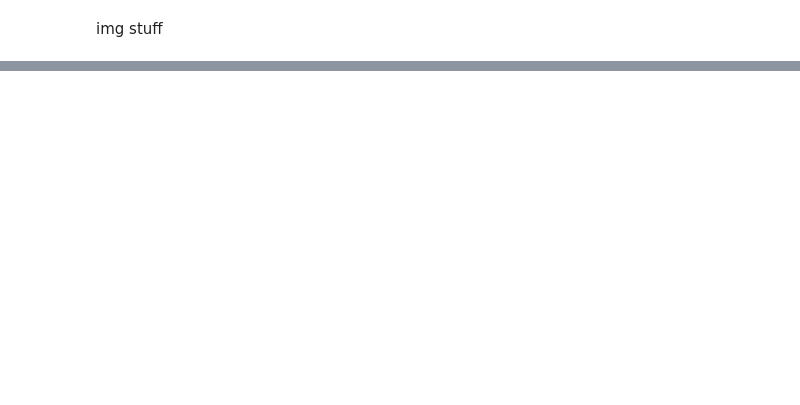
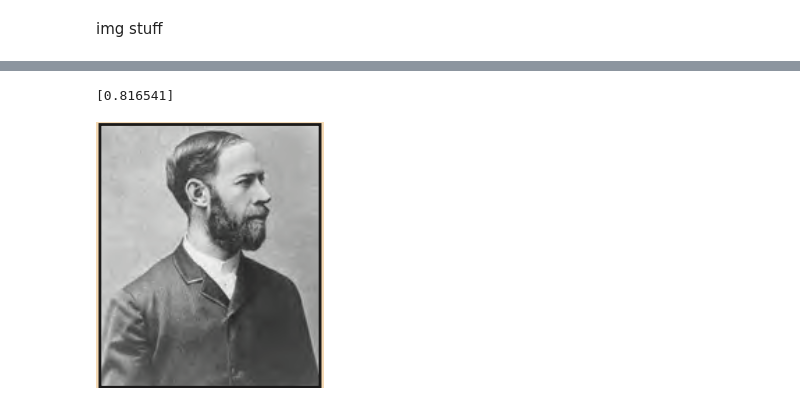
Before and after one commit to 10Kaiser10/textbook-rag, a Jupyter notebook: test.ipynb, the cells around one changed output, grey strips where cells are left out. Saved outputs shown, nothing was run; the diff lists cells and outputs as text; code cells hidden in the pictures; blank space fills up the shorter version.

```diff
--- a/test.ipynb
+++ b/test.ipynb
@@ -78,0 +74,23 @@ upsert_images(None, None, image_list_path, image_path, GROQ_API_KEY)
+# %%
+from rag.pinecone_query import PineconeImageRetriever
+from pinecone import Pinecone
+import pickle
+from rag.pinecone_query import PineconeRetriever
+from rag.pipeline import RAG_Piepline
+from config import PINECONE_API_KEY, GROQ_API_KEY, LANGCHAIN_API_KEY
+from PIL import Image
+
+pc = Pinecone(api_key=PINECONE_API_KEY)
+index_name = "textbook-rag-images"
+img_fldr = "data/img_data/imgs/"
+mapping_csv_path = "data/img_data/index.txt"
+embedding_mdl = "multilingual-e5-large"
+
+img_retr = PineconeImageRetriever(pc, index_name, img_fldr, mapping_csv_path)
+img_path, img_scr = img_retr.get_relevant_image("mr hertz")
+
+print(img_scr)
+Image.open(img_path[0])
+# %% [output]
+[0.816541]
+[figure, added]
```
Also changed, not shown: parts of 4 cells of this notebook, 2 other files.
